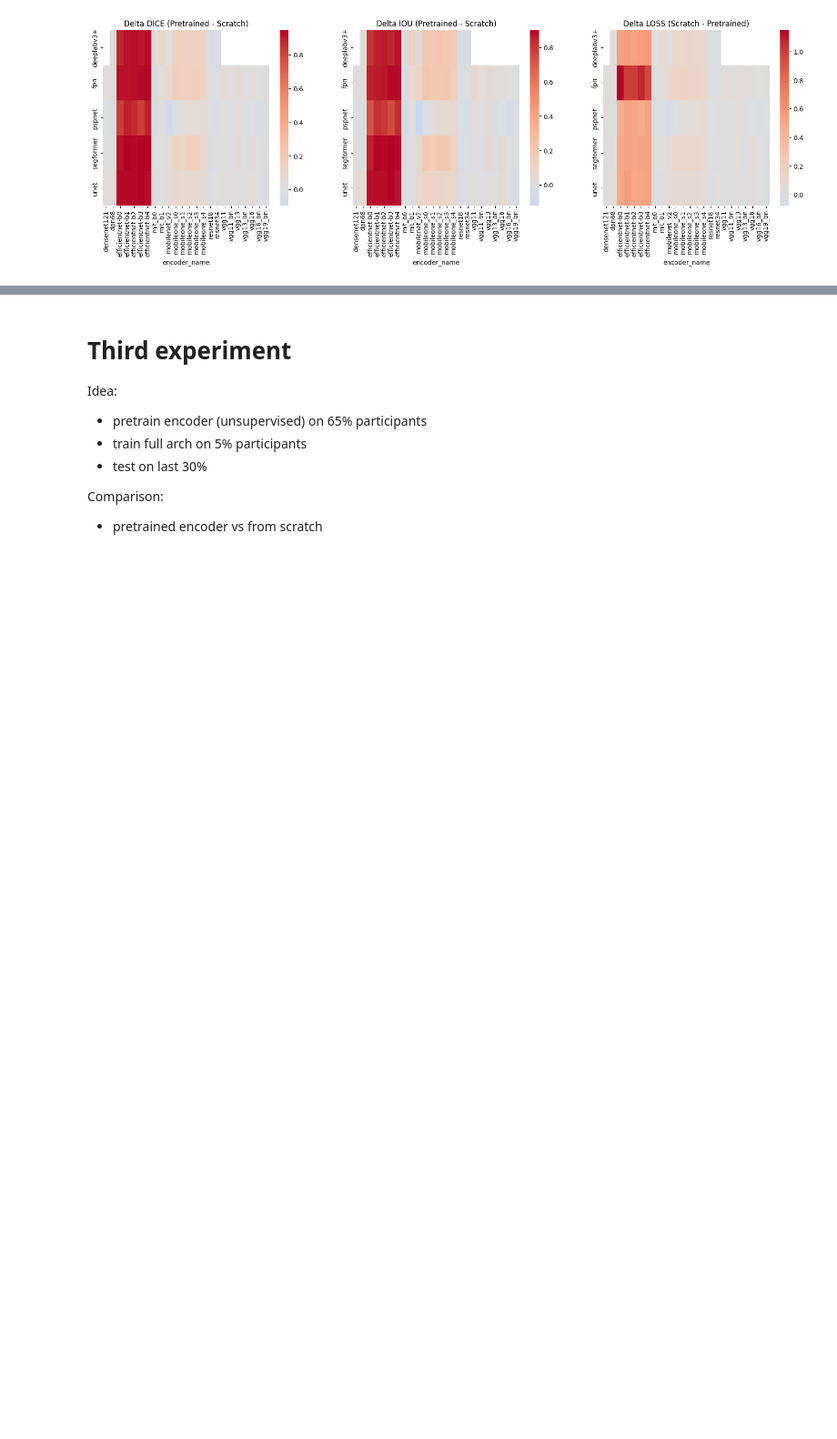
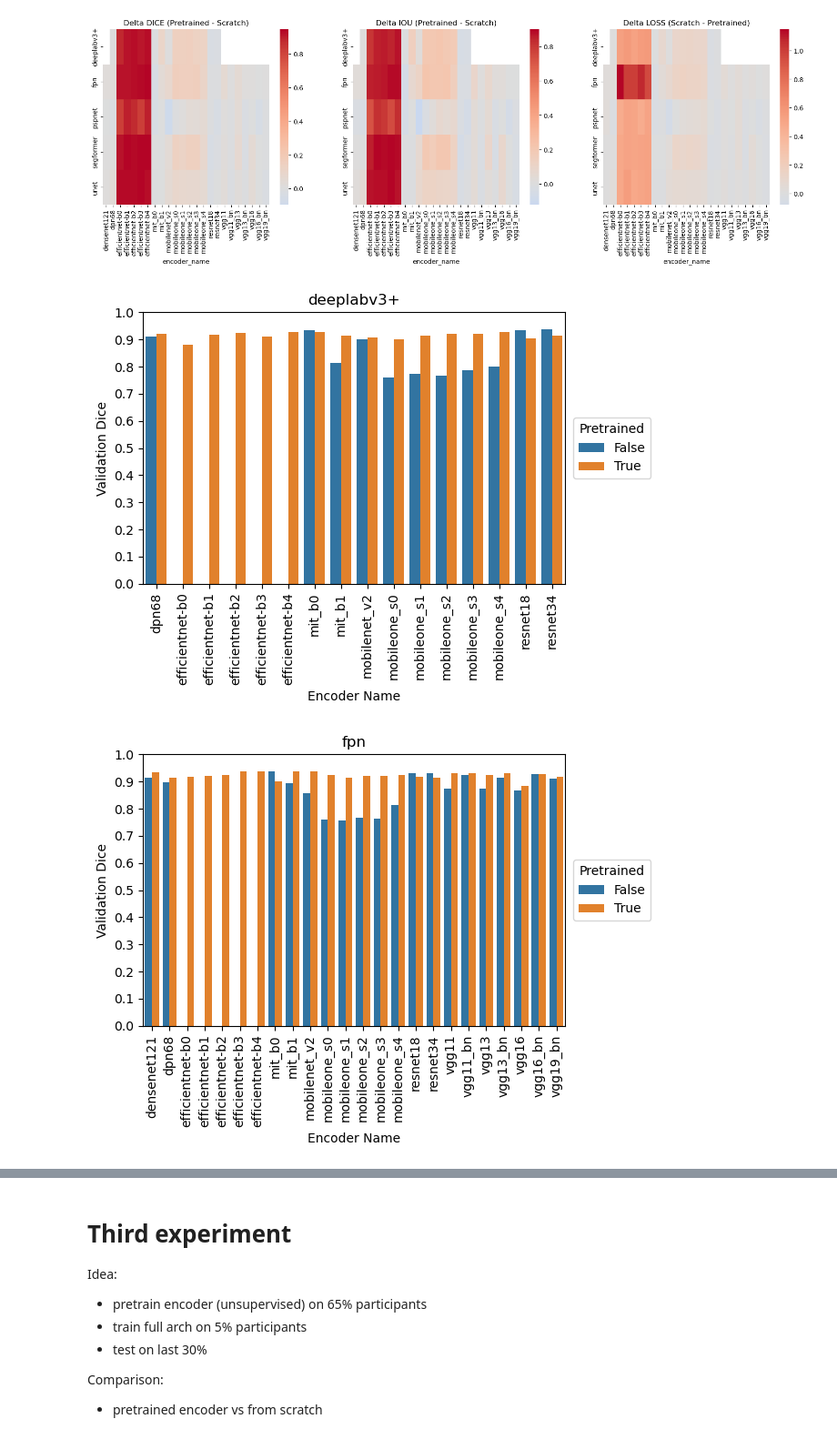
Before and after one commit to Arueris/Segmentation, a Jupyter notebook: analyze_runs.ipynb, the cells around one changed output, grey strips where cells are left out. Shown at 91% size. Saved outputs shown, nothing was run; the diff lists cells and outputs as text; code cells hidden in the pictures; blank space fills up the shorter version.

```diff
--- a/analyze_runs.ipynb
+++ b/analyze_runs.ipynb
@@ -216,3 +217,31 @@ for i, metric in enumerate(["delta_dice", "delta_iou", "delta_loss"]):
 plt.show()
 # %% [output]
 [figure]
+# %%
+import seaborn as sns
+import matplotlib.pyplot as plt
+
+archs = results_df["arch"].unique()
+
+# architecture = "segformer"
+for architecture in archs:
+
+    results_arch = results_df[results_df["arch"] == architecture]
+    results_arch.sort_values("val_dice", ascending=False)
+
+
+    sns.barplot(data=results_arch, x="encoder_name", y="val_dice", hue="pretrained")
+    plt.title(f"{architecture}")
+    plt.xlabel("Encoder Name")
+    plt.ylabel("Validation Dice")
+    plt.ylim(0, 1)
+    plt.yticks([i / 10 for i in range(11)])
+    plt.xticks(rotation=90)
+    plt.grid(axis="y", alpha=0.3)
+    ax = plt.gca()
+    ax.legend(title="Pretrained", loc="center left", bbox_to_anchor=(1.02, 0.5), borderaxespad=0)
+    plt.tight_layout()
+    plt.show()
+# %% [output]
+[figure, added]
+[figure, added]
```
Also changed, not shown: parts of 12 cells of this notebook, 3 other files.
